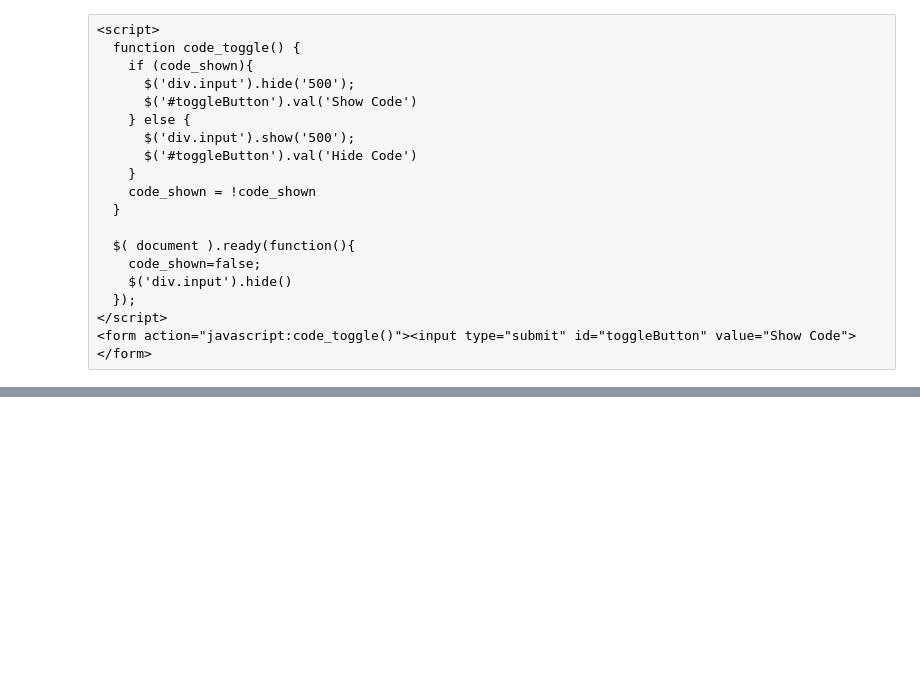
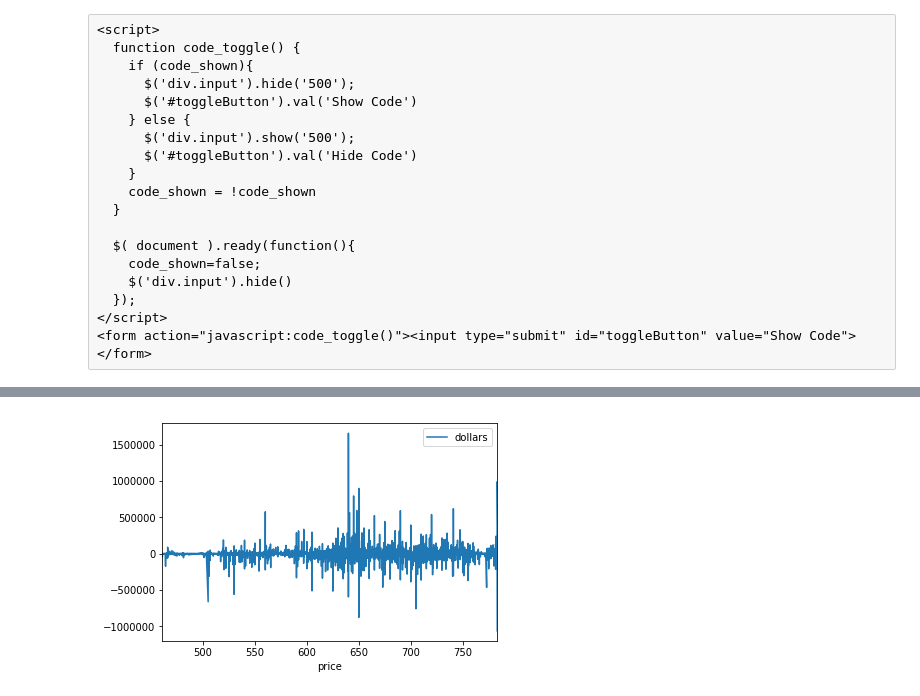
Before and after one commit to 2yan/Containment_Center, a Jupyter notebook: model.ipynb, the cells around one changed output, grey strips where cells are left out. Saved outputs shown, nothing was run; the diff lists cells and outputs as text; code cells hidden in the pictures; blank space fills up the shorter version.

```diff
--- a/model.ipynb
+++ b/model.ipynb
@@ -43,0 +55,5 @@ data['time'] = pd.to_datetime(data['time'])
+# %%
+x.plot()
+plt.show()
+# %% [output]
+[figure, added]
```
Also changed, not shown: parts of 8 cells of this notebook.
